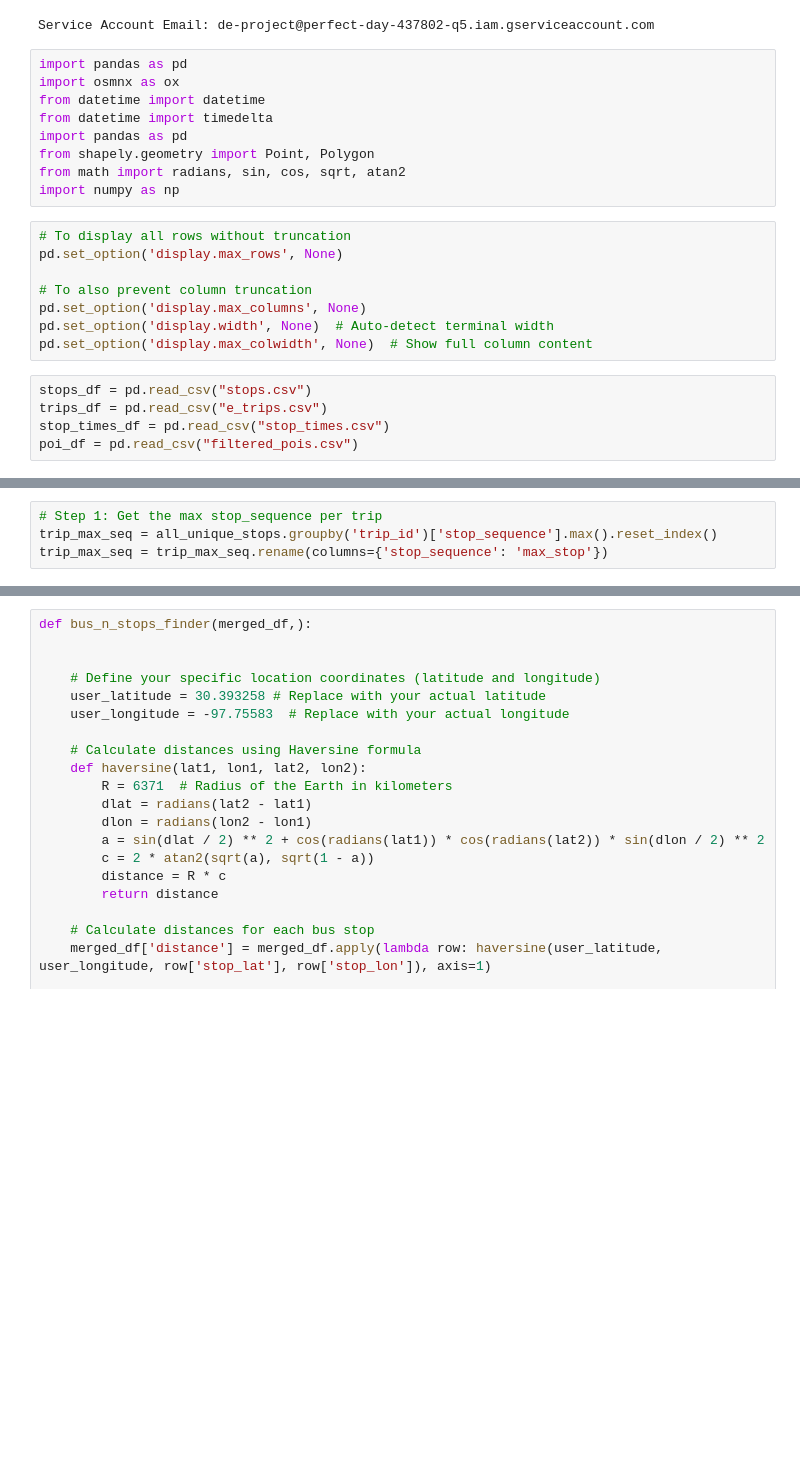
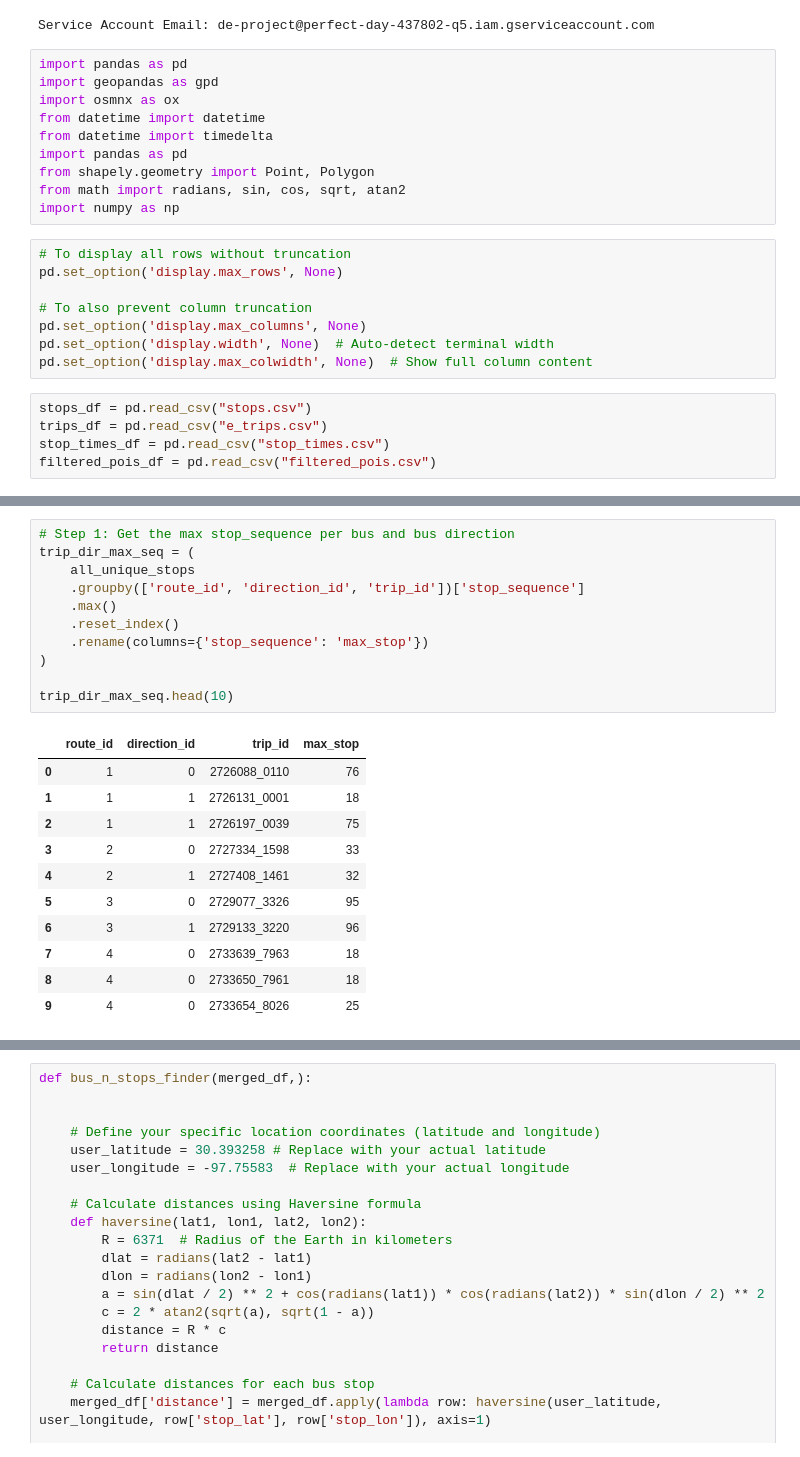
Before and after one commit to mmaliu97/onebus, a Jupyter notebook: GTFS1.ipynb, the cells around one changed output, grey strips where cells are left out. Cells and saved outputs as stored; diff of their text form; blank space fills up the shorter version.

```diff
--- a/GTFS1.ipynb
+++ b/GTFS1.ipynb
@@ -17,6 +17,7 @@ print("Service Account Email:", credentials.service_account_email)  # Should pri
 Service Account Email: de-project@perfect-day-437802-q5.iam.gserviceaccount.com
 # %%
 import pandas as pd
+import geopandas as gpd
 import osmnx as ox
 from datetime import datetime
 from datetime import timedelta
@@ -36,7 +37,7 @@ pd.set_option('display.max_colwidth', None)  # Show full column content
 stops_df = pd.read_csv("stops.csv")
 trips_df = pd.read_csv("e_trips.csv")
 stop_times_df = pd.read_csv("stop_times.csv")
-poi_df = pd.read_csv("filtered_pois.csv")
+filtered_pois_df = pd.read_csv("filtered_pois.csv")
 # %%
 
 '''
@@ -94,8 +95,27 @@ all_unique_stops.head()
 | 46761 | 2726327_0637 | 04:18:28 | 04:18:28 | 2 | 10 Southpark Meadows SB | 0 | 10 | ... |
 | 410085 | 2736572_13819 | 04:18:52 | 04:18:52 | 3 | 7 William Cannon SB | 0 | 7 | ... |
 # %%
-# Step 1: Get the max stop_sequence per trip
-trip_max_seq = all_unique_stops.groupby('trip_id')['stop_sequence'].max().reset_index()
-trip_max_seq = trip_max_seq.rename(columns={'stop_sequence': 'max_stop'})
+# Step 1: Get the max stop_sequence per bus and bus direction
+trip_dir_max_seq = (
+    all_unique_stops
+    .groupby(['route_id', 'direction_id', 'trip_id'])['stop_sequence']
+    .max()
+    .reset_index()
+    .rename(columns={'stop_sequence': 'max_stop'})
+)
+
+trip_dir_max_seq.head(10)
+# %% [output]
+|  | route_id | direction_id | trip_id | max_stop |
+| 0 | 1 | 0 | 2726088_0110 | 76 |
+| 1 | 1 | 1 | 2726131_0001 | 18 |
+| 2 | 1 | 1 | 2726197_0039 | 75 |
+| 3 | 2 | 0 | 2727334_1598 | 33 |
+| 4 | 2 | 1 | 2727408_1461 | 32 |
+| 5 | 3 | 0 | 2729077_3326 | 95 |
+| 6 | 3 | 1 | 2729133_3220 | 96 |
+| 7 | 4 | 0 | 2733639_7963 | 18 |
+| 8 | 4 | 0 | 2733650_7961 | 18 |
+| 9 | 4 | 0 | 2733654_8026 | 25 |
 # %%
 # Step 3: Merge to get trip + route + max stop_sequence
```
Also changed, not shown: parts of 16 cells of this notebook.
